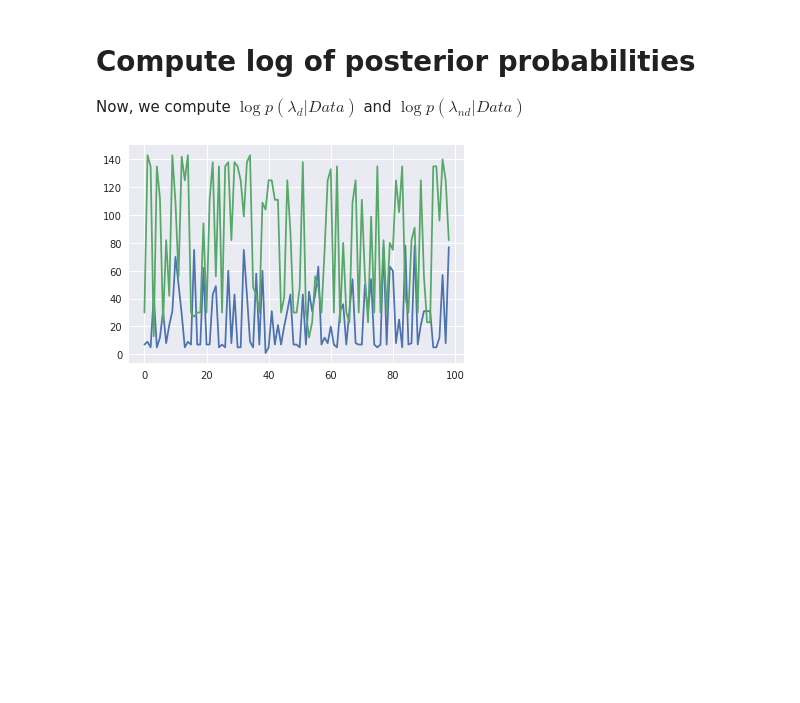
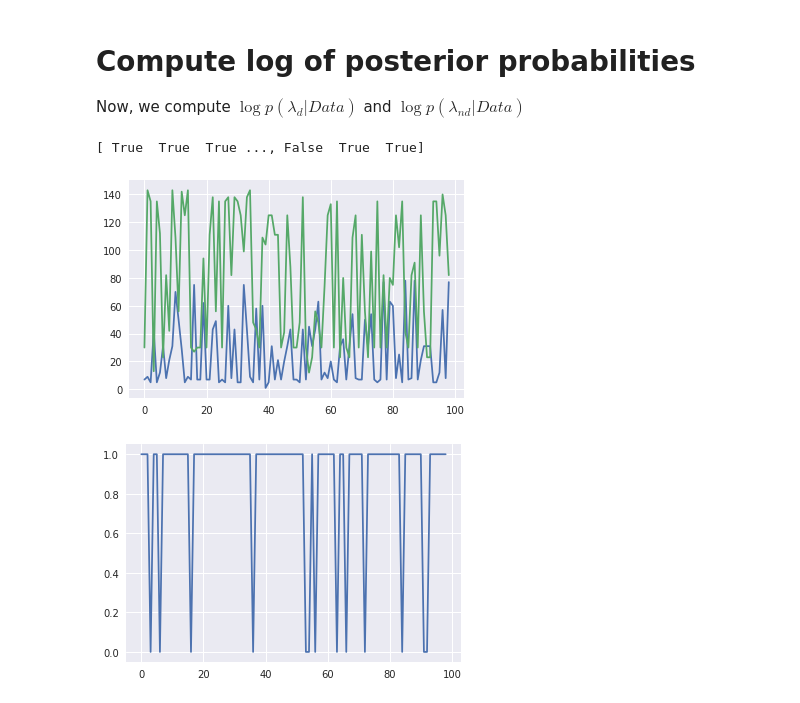
Before and after one commit to caiotaniguchi/accenture-hackathon-manguetown, a Jupyter notebook: notebooks/TrainingModelsVBGMM.ipynb, the cells around one changed output. Saved outputs shown, nothing was run; the diff lists cells and outputs as text; code cells hidden in the pictures; blank space fills up the shorter version.

Commit message:
Responding true for transaction approval if the posterior probability of not_default_model is the higher than the default_model.

```diff
--- a/notebooks/TrainingModelsVBGMM.ipynb
+++ b/notebooks/TrainingModelsVBGMM.ipynb
@@ -81,19 +81,26 @@ Now, we compute $\log p(\lambda_d|Data)$ and $\log p(\lambda_{nd}|Data)$
 # %%
 pos_prob_d = model_d.predict(mdata)
 pos_prob_nd = model_nd.predict(mdata)
 
 import pickle
 pickle.dump(model_d, open('default_model.mdl', 'wb'))
 pickle.dump(model_nd, open('not_default_model.mdl', 'wb'))
 
 loaded_model_d = pickle.load(open('default_model.mdl', 'rb'))
 loaded_model_nd = pickle.load(open('not_default_model.mdl', 'rb'))
 
 pos_prob_d = loaded_model_d.predict(mdata)
 pos_prob_nd = loaded_model_nd.predict(mdata)
 
+print(pos_prob_nd > pos_prob_d)
+
 plt.plot(pos_prob_d[1:100]) #blue
 plt.plot(pos_prob_nd[1:100]) #green
 plt.show()
+
+plt.plot(pos_prob_nd[1:100] > pos_prob_d[1:100])
+plt.show()
 # %% [output]
+[ True  True  True ..., False  True  True]
 [figure]
+[figure, added]
```
